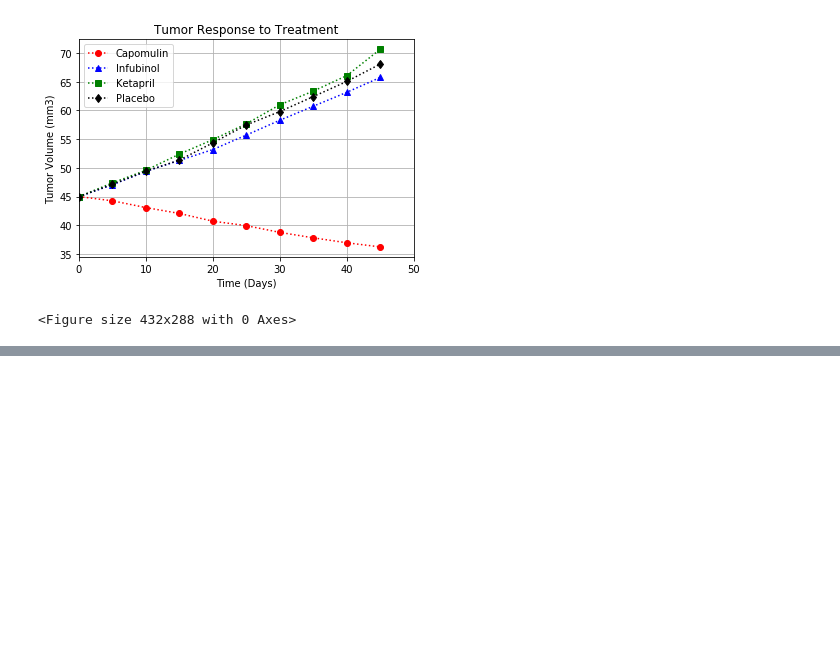
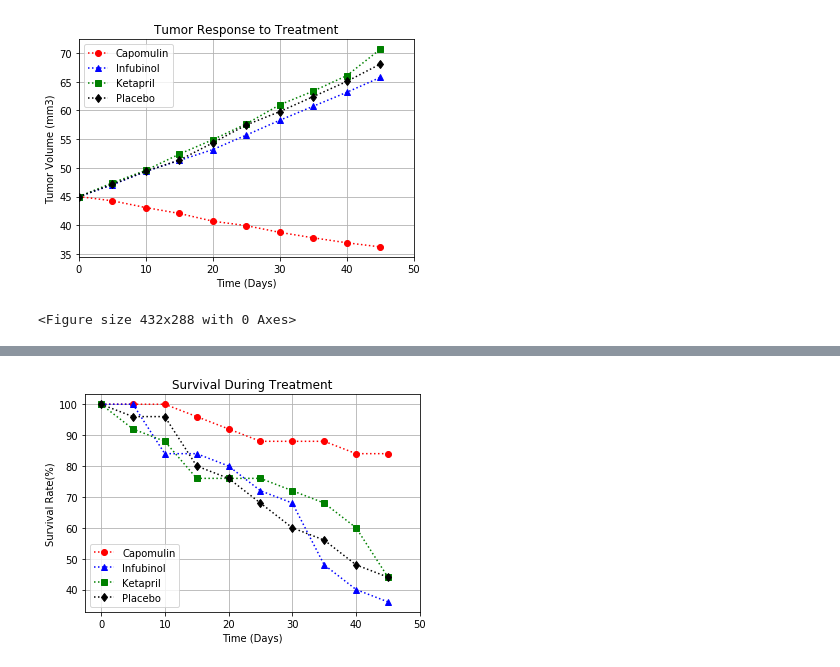
Before and after one commit to mitchellcapell95/matplotlib, a Jupyter notebook: Pymaceuticals.ipynb, the cells around one changed output, grey strips where cells are left out. Saved outputs shown, nothing was run; the diff lists cells and outputs as text; code cells hidden in the pictures; blank space fills up the shorter version.

```diff
--- a/Pymaceuticals.ipynb
+++ b/Pymaceuticals.ipynb
@@ -130,0 +271,8 @@ plt.savefig(".Tumor_Treatment_Response.png")
+# %%
+# Minor Data Munging to Re-Format the Data Frames
+
+formatted_mouse_count_df = mouse_count_df_renamed.pivot_table(index='Timepoint',columns='Drug',values='Mouse Count')
+
+# Preview that Reformatting worked
+
+formatted_mouse_count_df
@@ -130,0 +292,35 @@ plt.savefig(".Tumor_Treatment_Response.png")
+# %%
+Per_Capo = [(num/formatted_mouse_count_df['Capomulin'].iloc[0]) * 100 for num in formatted_mouse_count_df["Capomulin"]]
+Per_Ceft = [(num/formatted_mouse_count_df['Ceftamin'].iloc[0]) * 100 for num in formatted_mouse_count_df["Ceftamin"]]
+Per_Inf = [(num/formatted_mouse_count_df['Infubinol'].iloc[0]) * 100 for num in formatted_mouse_count_df["Infubinol"]]
+Per_Keta = [(num/formatted_mouse_count_df['Ketapril'].iloc[0]) * 100 for num in formatted_mouse_count_df["Ketapril"]]
+Per_Naft = [(num/formatted_mouse_count_df['Naftisol'].iloc[0]) * 100 for num in formatted_mouse_count_df["Naftisol"]]
+Per_Plac = [(num/formatted_mouse_count_df['Placebo'].iloc[0]) * 100 for num in formatted_mouse_count_df["Placebo"]]
+Per_Prop = [(num/formatted_mouse_count_df['Propriva'].iloc[0]) * 100 for num in formatted_mouse_count_df["Propriva"]]
+Per_Ram = [(num/formatted_mouse_count_df['Ramicane'].iloc[0]) * 100 for num in formatted_mouse_count_df["Ramicane"]]
+Per_Stel = [(num/formatted_mouse_count_df['Stelasyn'].iloc[0]) * 100 for num in formatted_mouse_count_df["Stelasyn"]]
+Per_Zoni = [(num/formatted_mouse_count_df['Zoniferol'].iloc[0]) * 100 for num in formatted_mouse_count_df["Zoniferol"]]
+# %%
+# Generate the Plot (with Error Bars)
+
+ax = plt.gca()
+
+x_axis = np.arange(0,50,5)
+
+plt.plot(x_axis,Per_Capo,marker='o',color='red',label="Capomulin",linestyle=":")
+plt.plot(x_axis,Per_Inf,marker='^',color='blue',label="Infubinol",linestyle=":")
+plt.plot(x_axis,Per_Keta,marker='s',color='green',label="Ketapril",linestyle=":")
+plt.plot(x_axis,Per_Plac,marker='d',color='black',label="Placebo",linestyle=":")
+
+
+plt.title("Survival During Treatment")
+plt.xlabel("Time (Days)")
+plt.ylabel("Survival Rate(%)")
+
+plt.xlim(-2.5, 50, 10)
+
+plt.legend()
+plt.grid()
+plt.show()
+# %% [output]
+[figure, added]
```
Also changed, not shown: parts of 19 cells of this notebook.
